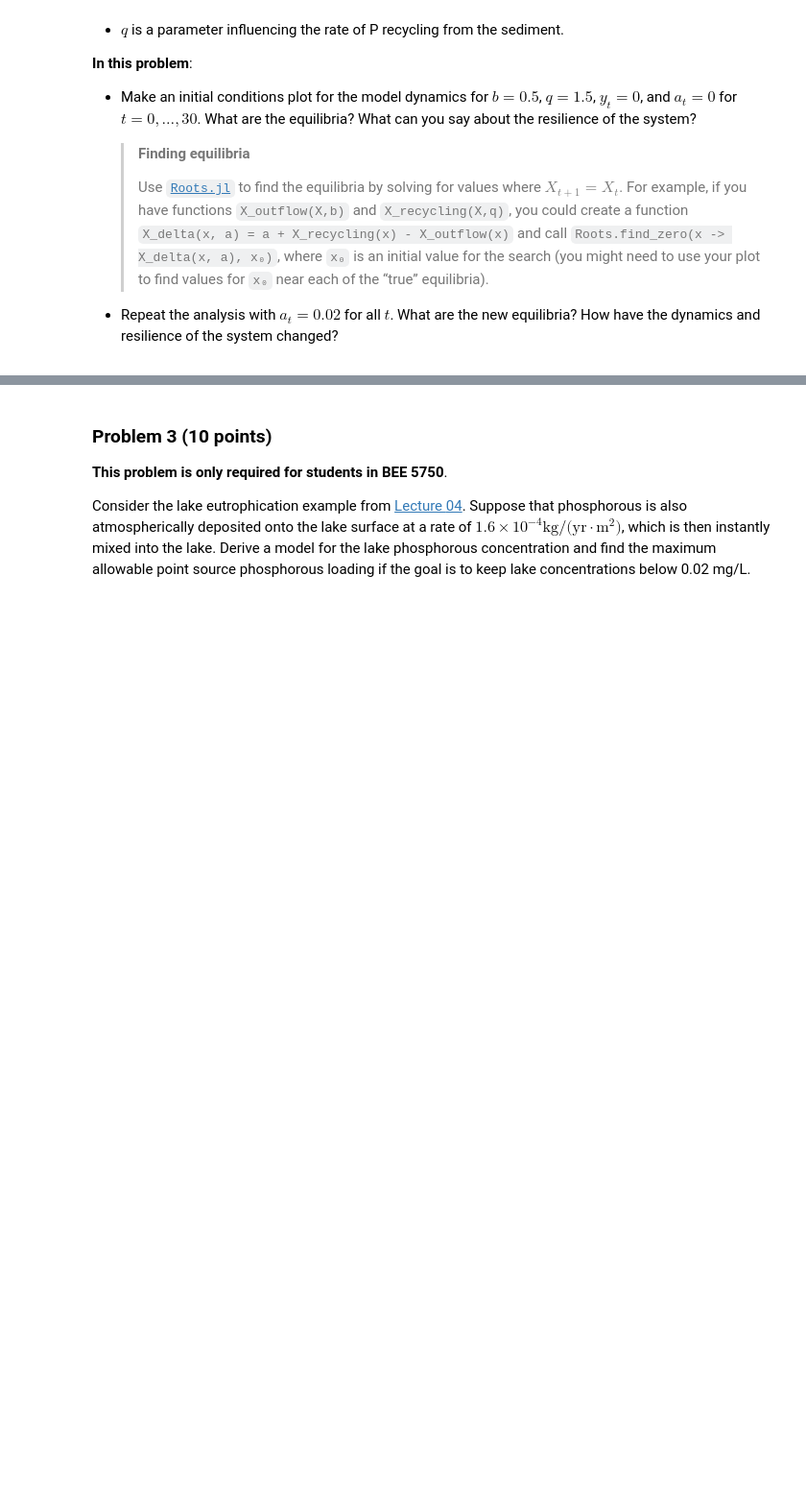
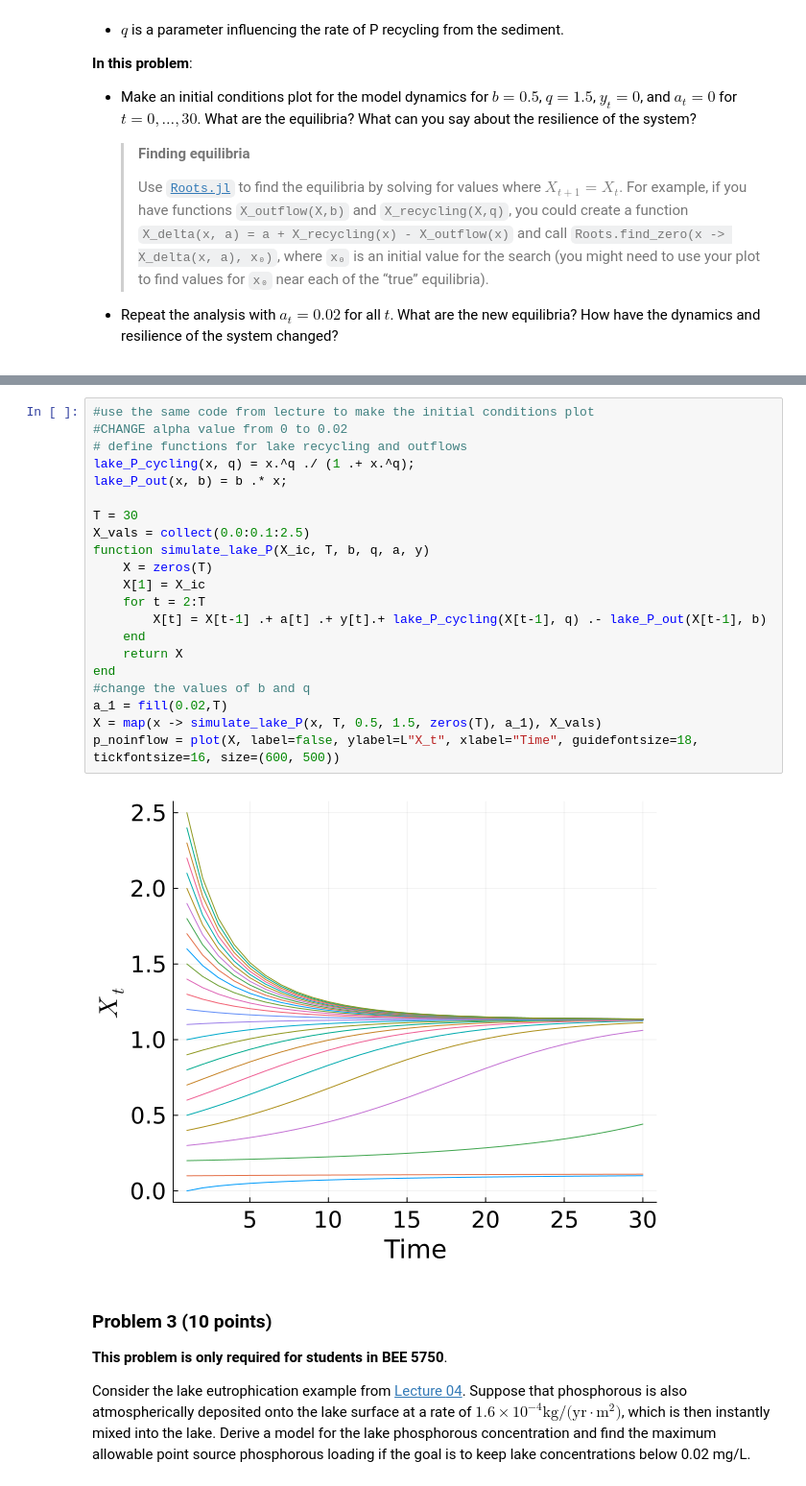
Before and after one commit to BEE4750-FA24/hw2-hutch-s-team, a Jupyter notebook: hw02.ipynb, the cells around one changed output, grey strips where cells are left out. Shown: that part at 96% size. Saved outputs shown, nothing was run; the diff lists cells and outputs as text; blank space fills up the shorter version.

```diff
--- a/hw02.ipynb
+++ b/hw02.ipynb
@@ -158,3 +180,26 @@ where:
+# %%
+#use the same code from lecture to make the initial conditions plot
+#CHANGE alpha value from 0 to 0.02
+# define functions for lake recycling and outflows
+lake_P_cycling(x, q) = x.^q ./ (1 .+ x.^q);
+lake_P_out(x, b) = b .* x;
+
+T = 30
+X_vals = collect(0.0:0.1:2.5)
+function simulate_lake_P(X_ic, T, b, q, a, y)
+    X = zeros(T)
+    X[1] = X_ic
+    for t = 2:T
+        X[t] = X[t-1] .+ a[t] .+ y[t].+ lake_P_cycling(X[t-1], q) .- lake_P_out(X[t-1], b)
+    end
+    return X
+end
+#change the values of b and q
+a_1 = fill(0.02,T)
+X = map(x -> simulate_lake_P(x, T, 0.5, 1.5, zeros(T), a_1), X_vals)
+p_noinflow = plot(X, label=false, ylabel=L"X_t", xlabel="Time", guidefontsize=18, tickfontsize=16, size=(600, 500))
+# %% [output]
+[figure, added]
 # %% [markdown]
 ### Problem 3 (10 points)
 
```
Also changed, not shown: parts of 1 cell of this notebook.
